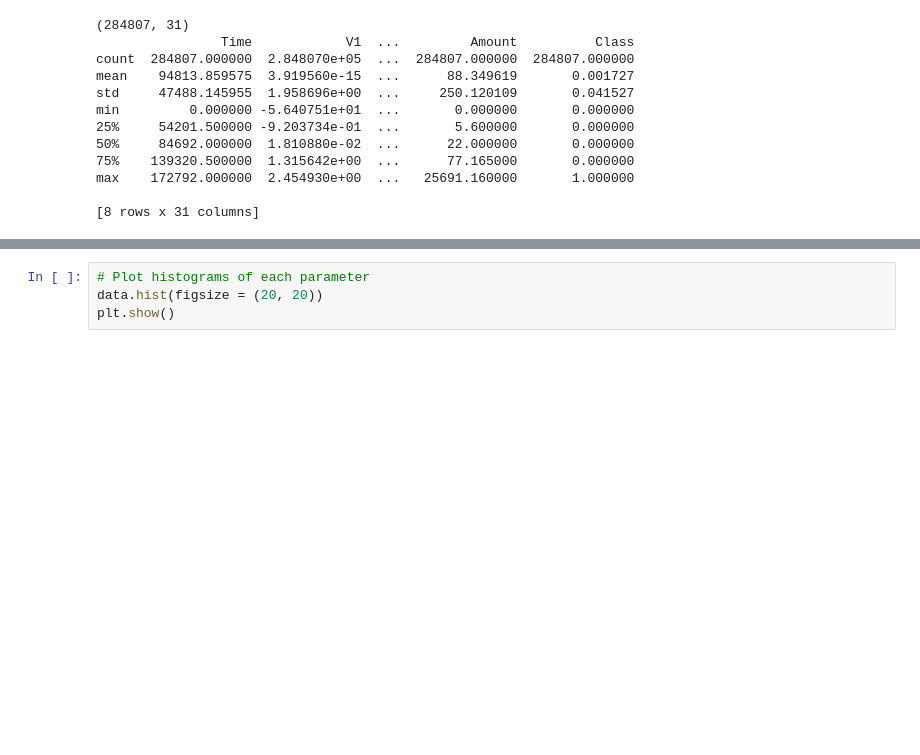
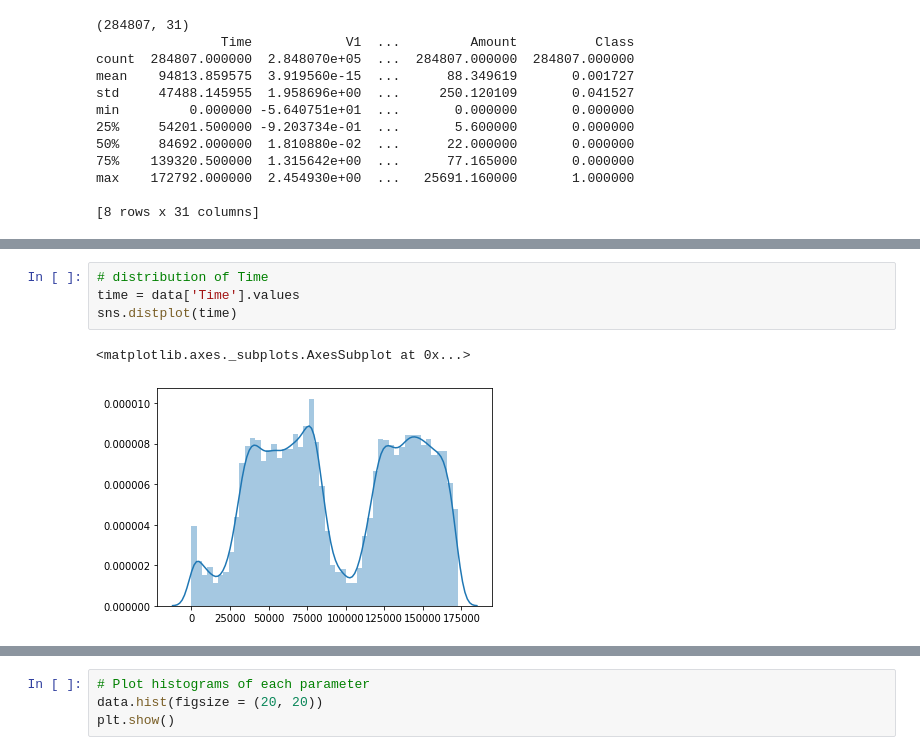
Before and after one commit to amancodeblast/Credit-Card-Fraud-Detection, a Jupyter notebook: Credit_Card_Fraud_Detection_using_Random_and_Isolated_Forest.ipynb, the cells around one changed output, grey strips where cells are left out. Cells and saved outputs as stored; diff of their text form; blank space fills up the shorter version.

```diff
--- a/Credit_Card_Fraud_Detection_using_Random_and_Isolated_Forest.ipynb
+++ b/Credit_Card_Fraud_Detection_using_Random_and_Isolated_Forest.ipynb
@@ -48,0 +56,7 @@ max    172792.000000  2.454930e+00  ...   25691.160000       1.000000
+# %%
+# distribution of Time
+time = data['Time'].values
+sns.distplot(time)
+# %% [output]
+<matplotlib.axes._subplots.AxesSubplot at 0x...>
+[figure, added]
```
Also changed, not shown: parts of 6 cells of this notebook.
